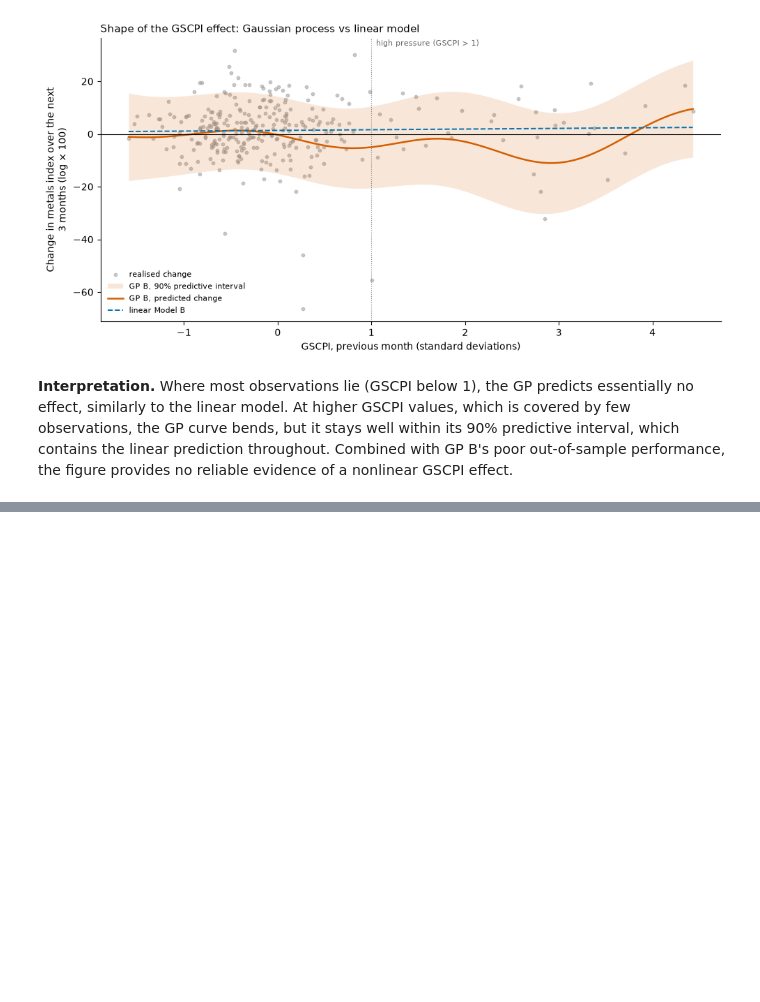
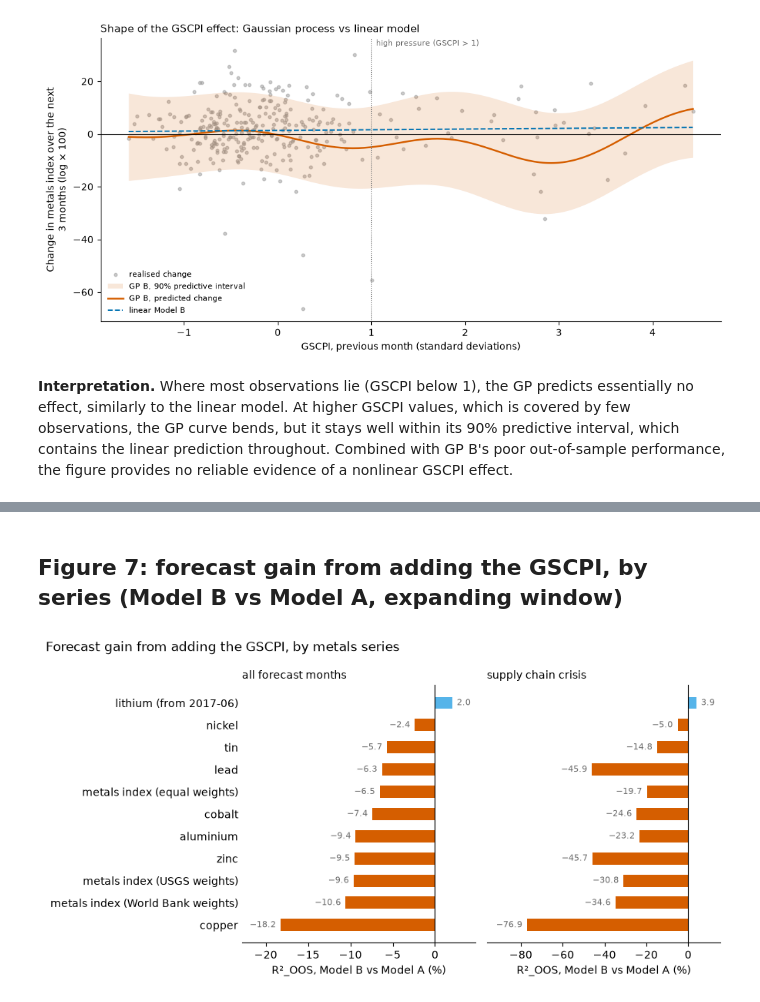
Before and after one commit to cilenia-gif/metals-supply-chain-pressure, a Jupyter notebook: code/04_figures.ipynb, the cells around one changed output, grey strips where cells are left out. Cells and saved outputs as stored; diff of their text form; code cells hidden in the pictures; blank space fills up the shorter version.

```diff
--- a/code/04_figures.ipynb
+++ b/code/04_figures.ipynb
@@ -349,0 +400,40 @@ plt.show()
+# %% [markdown]
+## Figure 7: forecast gain from adding the GSCPI, by series (Model B vs Model A, expanding window)
+# %%
+metals = pd.read_csv(RESULTS / "individual_metals.csv", index_col="series")
+
+SERIES_LABELS = {
+    "index_worldbank": "metals index (World Bank weights)",
+    "index_equal_weights": "metals index (equal weights)",
+    "index_usgs_weights": "metals index (USGS weights)",
+    "copper": "copper", "aluminium": "aluminium", "nickel": "nickel", "tin": "tin",
+    "zinc": "zinc", "lead": "lead", "cobalt": "cobalt", "lithium": "lithium (from 2017-06)",
+}
+PANELS = {"R²_OOS B vs A (%)": "all forecast months", "crisis (%)": "supply chain crisis"}
+
+# order rows by the all-months result: largest loss at the bottom
+results = metals.loc[list(SERIES_LABELS)].sort_values("R²_OOS B vs A (%)")[::-1]
+y_positions = np.arange(len(results))[::-1]
+
+fig, axes = plt.subplots(1, 2, figsize=(9, 4.6), sharey=True)
+for ax, (column, title) in zip(axes, PANELS.items()):
+    values = results[column]
+    colors = [COLOR_BETTER if v > 0 else COLOR_B for v in values]
+    ax.barh(y_positions, values, height=0.55, color=colors)
+    for y, v in zip(y_positions, values):
+        ax.text(v + (0.03 if v > 0 else -0.03) * abs(values).max(), y, f"{v:.1f}".replace("-", "−"),
+                va="center", ha="left" if v > 0 else "right", fontsize=8, color="dimgray")
+    ax.axvline(0, color="black", linewidth=0.8)
+    ax.set_xlim(values.min() * 1.25, max(values.max(), 0) + abs(values.min()) * 0.15)
+    ax.set_title(title, fontsize=10, loc="left")
+    ax.set_xlabel("R²_OOS, Model B vs Model A (%)")
+    ax.tick_params(axis="y", length=0)
+    ax.spines[["top", "right", "left"]].set_visible(False)
+
+axes[0].set_yticks(y_positions, [SERIES_LABELS[s] for s in results.index])
+fig.suptitle("Forecast gain from adding the GSCPI, by metals series", x=0.01, ha="left", fontsize=12)
+fig.tight_layout()
+fig.savefig(FIGURES / "gscpi_gain_by_series.png", dpi=300, bbox_inches="tight")
+plt.show()
+# %% [output]
+[figure, added]
```
Also changed, not shown: parts of 10 cells of this notebook, 10 other files.
